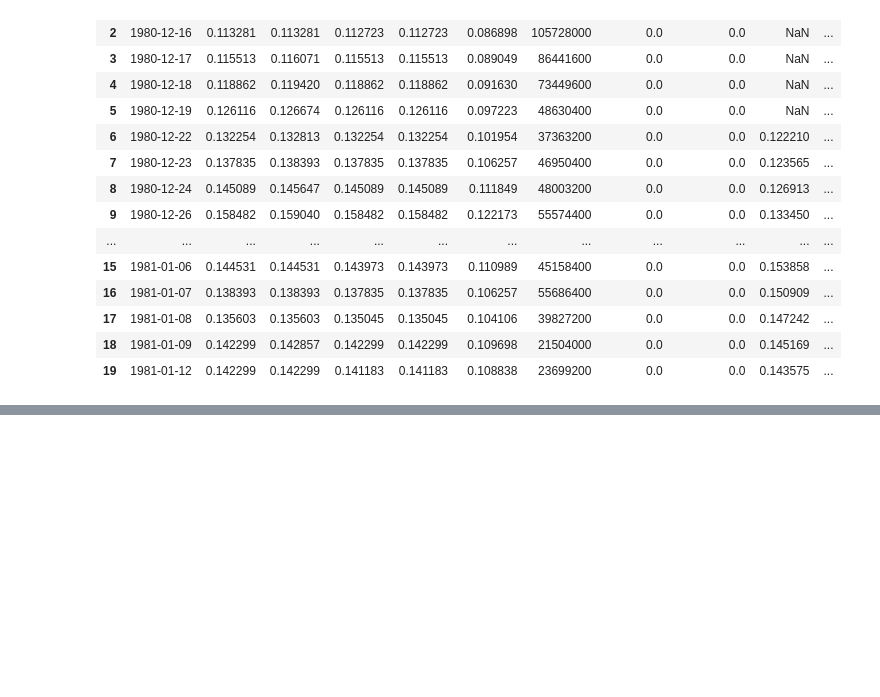
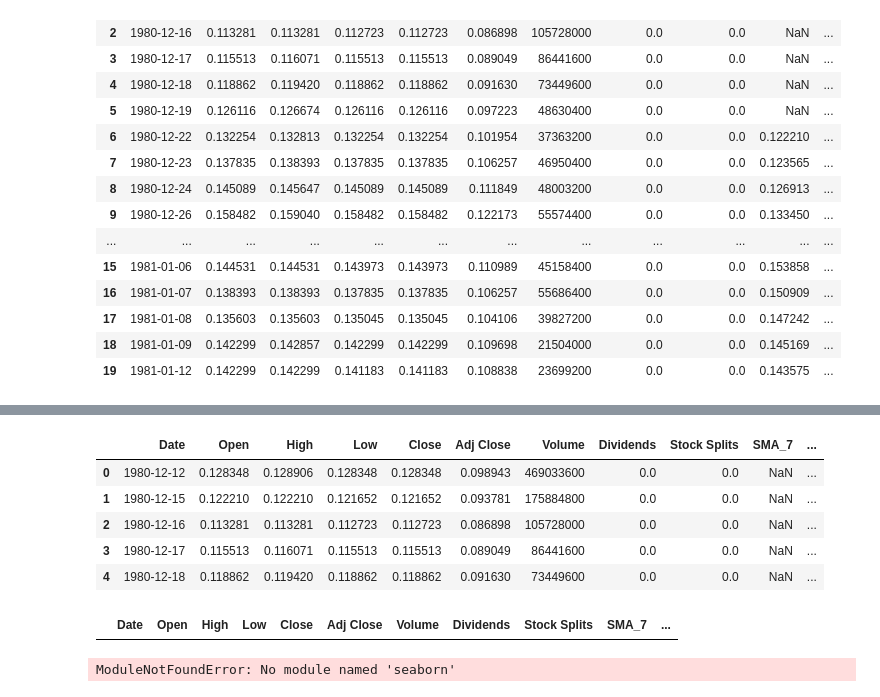
Before and after one commit to betoncloud/KAIM-Week1, a Jupyter notebook: notebooks/quantitative_analysis.ipynb, the cells around one changed output, grey strips where cells are left out. Cells and saved outputs as stored; diff of their text form; code cells hidden in the pictures; blank space fills up the shorter version.

```diff
--- a/notebooks/quantitative_analysis.ipynb
+++ b/notebooks/quantitative_analysis.ipynb
@@ -101,0 +99,27 @@ df_headline.head(200)
+# %%
+df['Percentage Change'] = df['Close'].pct_change() * 100
+df.head()
+# %% [output]
+|  | Date | Open | High | Low | Close | Adj Close | Volume | Dividends | Stock Splits | SMA_7 | ... |
+| 0 | 1980-12-12 | 0.128348 | 0.128906 | 0.128348 | 0.128348 | 0.098943 | 469033600 | 0.0 | 0.0 | NaN | ... |
+| 1 | 1980-12-15 | 0.122210 | 0.122210 | 0.121652 | 0.121652 | 0.093781 | 175884800 | 0.0 | 0.0 | NaN | ... |
+| 2 | 1980-12-16 | 0.113281 | 0.113281 | 0.112723 | 0.112723 | 0.086898 | 105728000 | 0.0 | 0.0 | NaN | ... |
+| 3 | 1980-12-17 | 0.115513 | 0.116071 | 0.115513 | 0.115513 | 0.089049 | 86441600 | 0.0 | 0.0 | NaN | ... |
+| 4 | 1980-12-18 | 0.118862 | 0.119420 | 0.118862 | 0.118862 | 0.091630 | 73449600 | 0.0 | 0.0 | NaN | ... |
+# %%
+#combined_data = df_headline.set_index('Date').join(df['Close'])
+combined_data = pd.merge(df, df_headline, on='Date', how='inner')
+#combined_data = pd.merge(df, df_headline, on=['Date', 'Date'], how='inner')
+
+combined_data.head(2000)
+# %% [output]
+|  | Date | Open | High | Low | Close | Adj Close | Volume | Dividends | Stock Splits | SMA_7 | ... |
+# %%
+import seaborn as sns
+
+corr_matrix=df[['sentiment_polarity','Close']].corr()
+sns.heatmap(corr_matrix, annot= True, cmap = 'coolwarm')
+plt.title("Correlation between sentiment_polarity and stock price")
+plt.show()
+# %% [output]
+ModuleNotFoundError: No module named 'seaborn'
```
Also changed, not shown: parts of 6 cells of this notebook, 1 other file.
